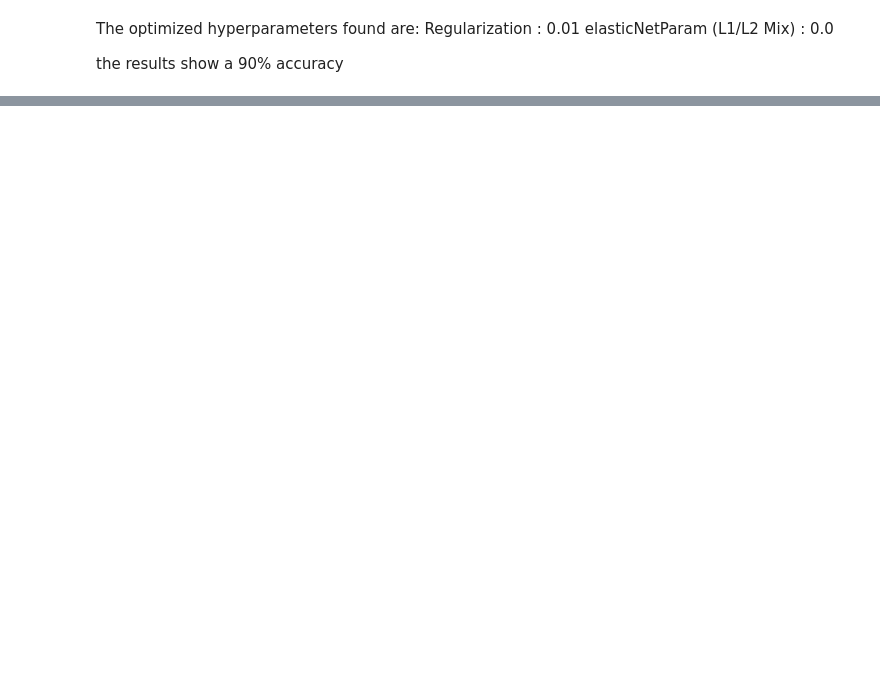
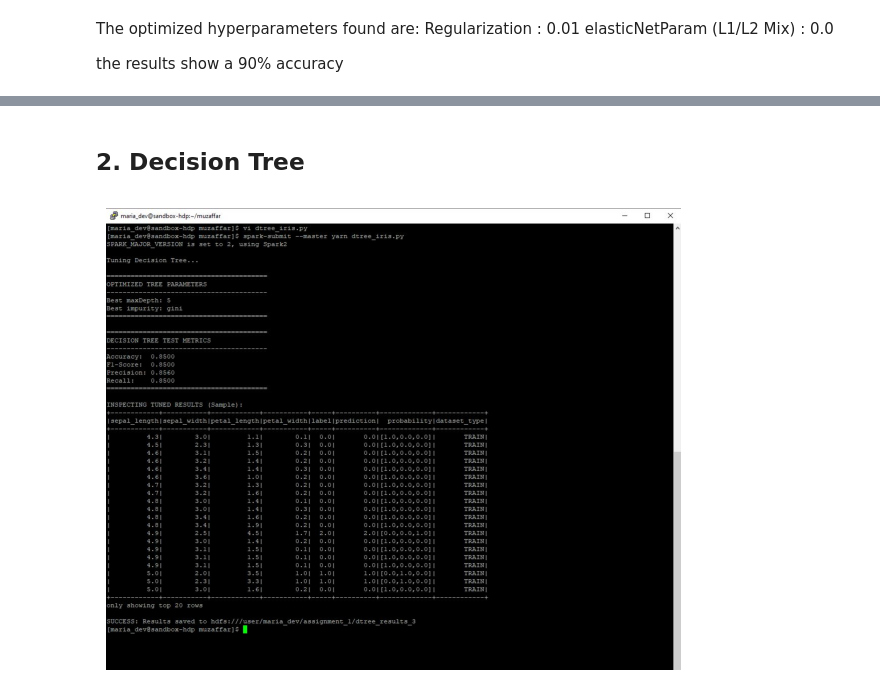
Before and after one commit to muzaffarizamuddin/P166246_Iris_Spark_STQD6324, a Jupyter notebook: Assignment01_Iris_Starter.ipynb, the cells around one changed output, grey strips where cells are left out. Cells and saved outputs as stored; diff of their text form; code cells hidden in the pictures; blank space fills up the shorter version.

```diff
--- a/Assignment01_Iris_Starter.ipynb
+++ b/Assignment01_Iris_Starter.ipynb
@@ -544,0 +217,6 @@ INSPECTING TUNED RESULTS: Spark_Results/nb_result_2
+# %% [markdown]
+## 2. Decision Tree
+# %%
+show_github_img("images/dtree_results_3.JPG")
+# %% [output]
+[figure, added]
```
Also changed, not shown: parts of 21 cells of this notebook.
